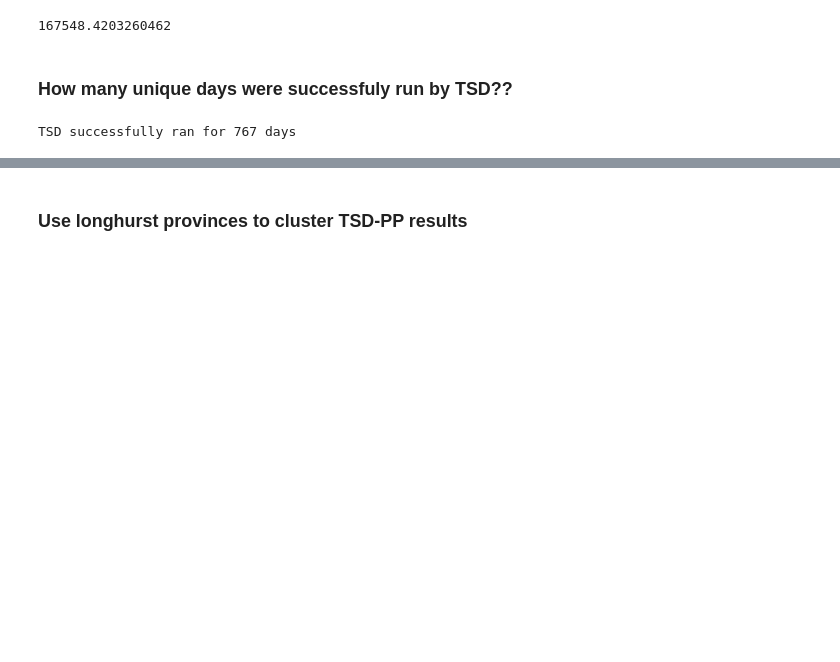
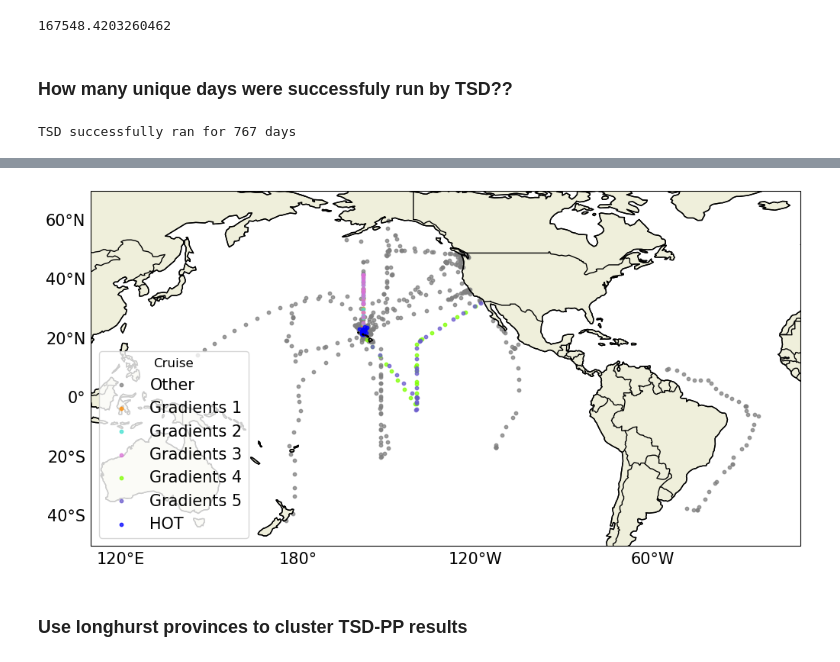
Before and after one commit to klqi/seaflow_tsd, a Jupyter notebook: notebooks/longhurst_figs.ipynb, the cells around one changed output, grey strips where cells are left out. Cells and saved outputs as stored; diff of their text form; code cells hidden in the pictures; blank space fills up the shorter version.

```diff
--- a/notebooks/longhurst_figs.ipynb
+++ b/notebooks/longhurst_figs.ipynb
@@ -74,3 +126,91 @@ TSD successfully ran for 767 days
+# %%
+# read in hourly data
+# define individual Gradients cruises
+gradient_cruises = ['KOK1606', 'MGL1704', 'KM1906', 'TN397', 'TN412']
+
+# summarize to daily
+daily_sf = (
+    hourly_sf
+    .groupby([pd.Grouper(key='time', freq='1D'), 'cruise'])
+    .mean()
+    .reset_index()
+)
+
+# set cruise types for categorization
+daily_sf['cruise_type'] = 'Other'
+daily_sf.loc[daily_sf['ALOHA'] > 0, 'cruise_type'] = 'HOT'
+
+# assign each Gradients cruise its own label
+for i, cruise in enumerate(gradient_cruises, start=1):
+    daily_sf.loc[daily_sf['cruise'] == cruise, 'cruise_type'] = f'Gradients {i}'
+
+# set plotting order
+cruise_order = [
+    'Other',
+    'Gradients 1',
+    'Gradients 2',
+    'Gradients 3',
+    'Gradients 4',
+    'Gradients 5',
+    'HOT'
+]
+
+daily_sf['cruise_type'] = pd.Categorical(
+    daily_sf['cruise_type'],
+    categories=cruise_order,
+    ordered=True
+)
+
+# colorblind-friendly palette
+# keep Other and HOT the same
+color_map = {
+    'Other': 'gray',
+    'Gradients 3': 'orchid',
+    'Gradients 1': 'darkorange',  # orange
+    'Gradients 2': 'turquoise',  # sky blue
+    'Gradients 4': 'chartreuse',  # blue
+    'Gradients 5': 'slateblue',
+    'HOT': 'blue',
+}
+
+# create map
+fig = plt.figure(figsize=(12, 20))
+ax_main = plt.axes(projection=ccrs.PlateCarree(central_longitude=180))
+
+# remove gridlines
+gl = ax_main.gridlines(draw_labels=True)
+gl.top_labels = False
+gl.right_labels = False
+gl.xlines = None
+gl.ylines = None
+
+# set map extent
+ax_main.set_global()
+
+# plot each cruise category
+for category, group in daily_sf.groupby('cruise_type', observed=True):
+    ax_main.scatter(
+        group['lon'],
+        group['lat'],
+        transform=ccrs.PlateCarree(),
+        label=category,
+        c=color_map[category],
+        s=10,
+        alpha=0.75
+    )
+
+ax_main.legend(loc='best', title='Cruise', title_fontsize=12)
+
+# add features
+ax_main.coastlines(zorder=3)
+ax_main.add_feature(cfeature.COASTLINE)
+ax_main.add_feature(cfeature.LAND)
+ax_main.add_feature(cfeature.BORDERS)
+ax_main.set_extent([110, 350, -50, 70], crs=ccrs.PlateCarree())
+
+plt.show()
+# %% [output]
+[figure, added]
 # %% [markdown]
 ### Use longhurst provinces to cluster TSD-PP results
 # %%
```
Also changed, not shown: parts of 12 cells of this notebook, 24 other files.
